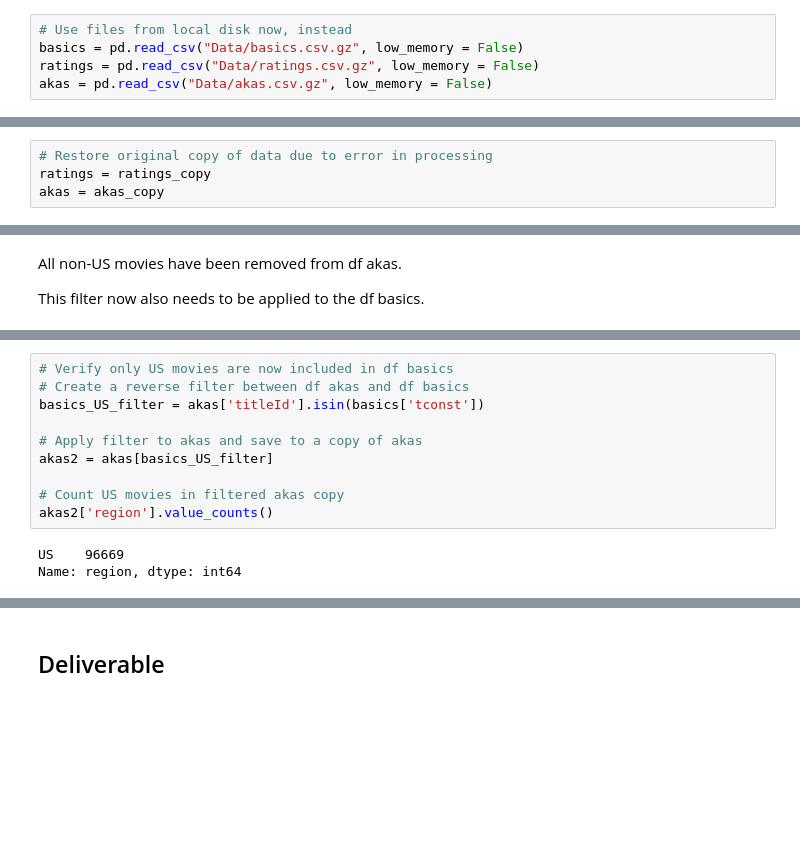
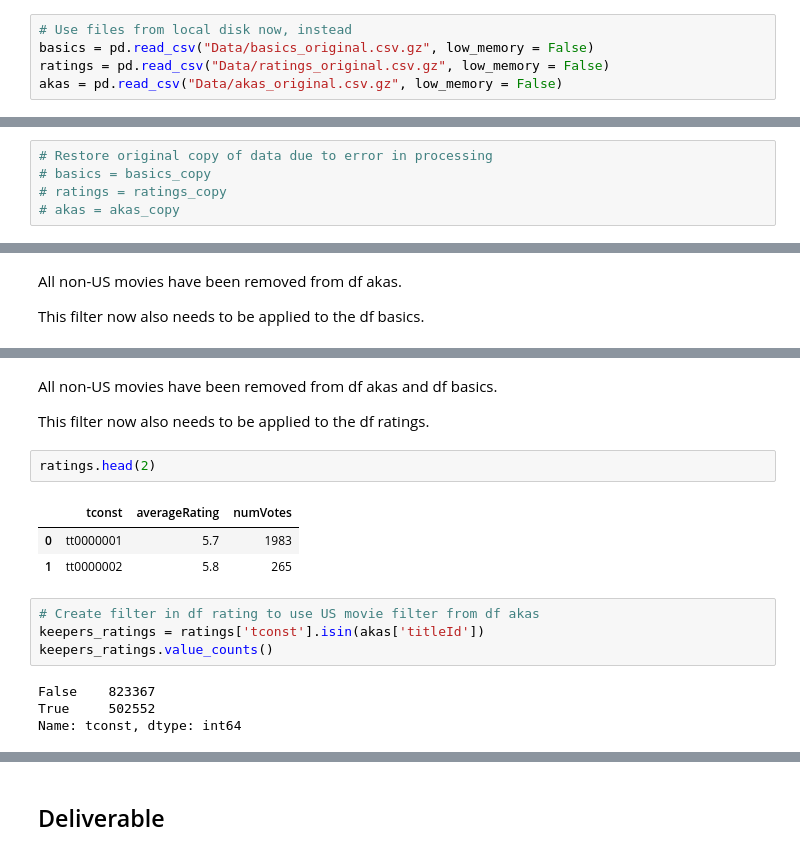
Before and after one commit to whitefreeze/IMDB-What_Makes_Successful_Movies, a Jupyter notebook: What_Makes_Successful_Movies-API_Calls.ipynb, the cells around one changed output, grey strips where cells are left out. Saved outputs shown, nothing was run; the diff lists cells and outputs as text; blank space fills up the shorter version.

```diff
--- a/What_Makes_Successful_Movies-API_Calls.ipynb
+++ b/What_Makes_Successful_Movies-API_Calls.ipynb
@@ -47,8 +47,8 @@ akas.to_csv('Data/akas.csv.gz', compression = 'gzip', index=False)
 # %%
 # Use files from local disk now, instead
-basics = pd.read_csv("Data/basics.csv.gz", low_memory = False)
-ratings = pd.read_csv("Data/ratings.csv.gz", low_memory = False)
-akas = pd.read_csv("Data/akas.csv.gz", low_memory = False)
+basics = pd.read_csv("Data/basics_original.csv.gz", low_memory = False)
+ratings = pd.read_csv("Data/ratings_original.csv.gz", low_memory = False)
+akas = pd.read_csv("Data/akas_original.csv.gz", low_memory = False)
 # %%
 basics.head(3)
 # %% [output]
@@ -79,4 +78,5 @@ akas_copy = akas
 # %%
 # Restore original copy of data due to error in processing
-ratings = ratings_copy
-akas = akas_copy
+# basics = basics_copy
+# ratings = ratings_copy
+# akas = akas_copy
@@ -505,16 +503,21 @@ basics.head()
 | 61115 | tt0062336 | movie | The Tango of the Widower and Its ... | El tango del viudo y su espejo de... | 0 | 2020 | NaN | 70 | Drama |
 | 67667 | tt0069049 | movie | The Other Side of the Wind | The Other Side of the Wind | 0 | 2018 | NaN | 122 | Drama |
 | 86799 | tt0088751 | movie | The Naked Monster | The Naked Monster | 0 | 2005 | NaN | 100 | Comedy,Horror,Sci-Fi |
+# %% [markdown]
+All non-US movies have been removed from df akas and df basics.
+
+This filter now also needs to be applied to the df ratings.
+# %%
+ratings.head(2)
+# %% [output]
+|  | tconst | averageRating | numVotes |
+| 0 | tt0000001 | 5.7 | 1983 |
+| 1 | tt0000002 | 5.8 | 265 |
 # %%
-# Verify only US movies are now included in df basics
-# Create a reverse filter between df akas and df basics
-basics_US_filter = akas['titleId'].isin(basics['tconst'])
-
-# Apply filter to akas and save to a copy of akas
-akas2 = akas[basics_US_filter]
-
-# Count US movies in filtered akas copy
-akas2['region'].value_counts()
+# Create filter in df rating to use US movie filter from df akas
+keepers_ratings = ratings['tconst'].isin(akas['titleId'])
+keepers_ratings.value_counts()
 # %% [output]
-US    96669
-Name: region, dtype: int64
+False    823367
+True     502552
+Name: tconst, dtype: int64
```
Also changed, not shown: parts of 80 cells of this notebook, 12 other files.
